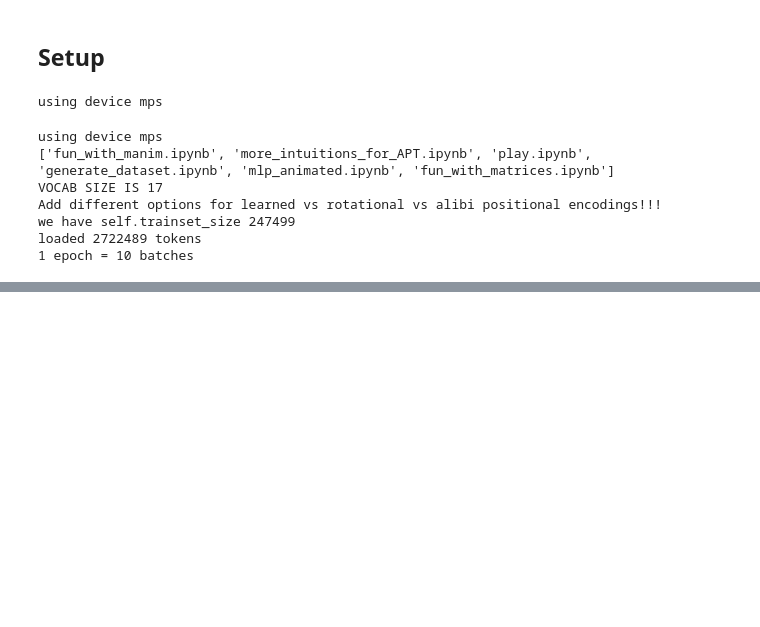
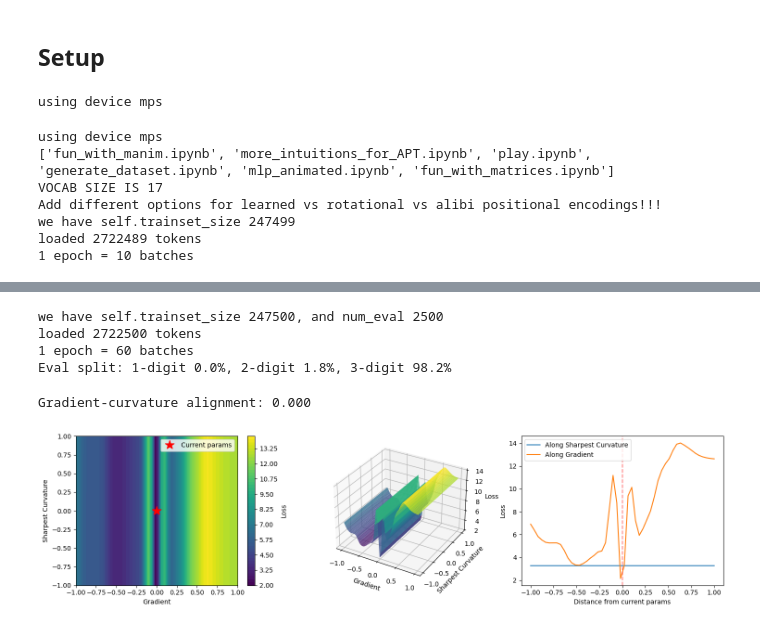
Before and after one commit to Neelectric/APT, a Jupyter notebook: exploration_notebooks/more_intuitions_for_APT.ipynb, the cells around one changed output, grey strips where cells are left out. Cells and saved outputs as stored; diff of their text form; code cells hidden in the pictures; blank space fills up the shorter version.

Commit message:
Still chasing that 3D model that groks it

```diff
--- a/exploration_notebooks/more_intuitions_for_APT.ipynb
+++ b/exploration_notebooks/more_intuitions_for_APT.ipynb
@@ -93,0 +147,16 @@ KeyboardInterrupt:
+# %%
+train_loader = DataLoaderPyTorch(
+    B=batch_size,
+    T=num_tokens_per_sample,
+    data_location=data_location,
+    tokenizer=tokenizer,
+    eval_percentage=0.01,
+    num_workers=0,
+)
+x, y = train_loader.next_batch_train()
+x, y = x.to(device, non_blocking=True), y.to(device, non_blocking=True)
+# %% [output]
+we have self.trainset_size 247500, and num_eval 2500
+loaded 2722500 tokens
+1 epoch = 60 batches
+Eval split: 1-digit 0.0%, 2-digit 1.8%, 3-digit 98.2%
@@ -93,0 +329,15 @@ KeyboardInterrupt:
+# %%
+
+# Example usage - Gradient vs Sharpest Curvature
+grad_dir, sharp_dir, alignment = get_gradient_and_curvature_directions(
+    model, F.cross_entropy, x, y
+)
+print(f"Gradient-curvature alignment: {alignment:.3f}")
+
+fig, losses, alphas = visualize_loss_landscape_fast(
+    model, train_loader, grad_dir, sharp_dir,
+    dir1_name='Gradient', dir2_name='Sharpest Curvature'
+)
+# %% [output]
+Gradient-curvature alignment: 0.000
+[figure, added]
```
Also changed, not shown: parts of 5 cells of this notebook, 5 other files.
